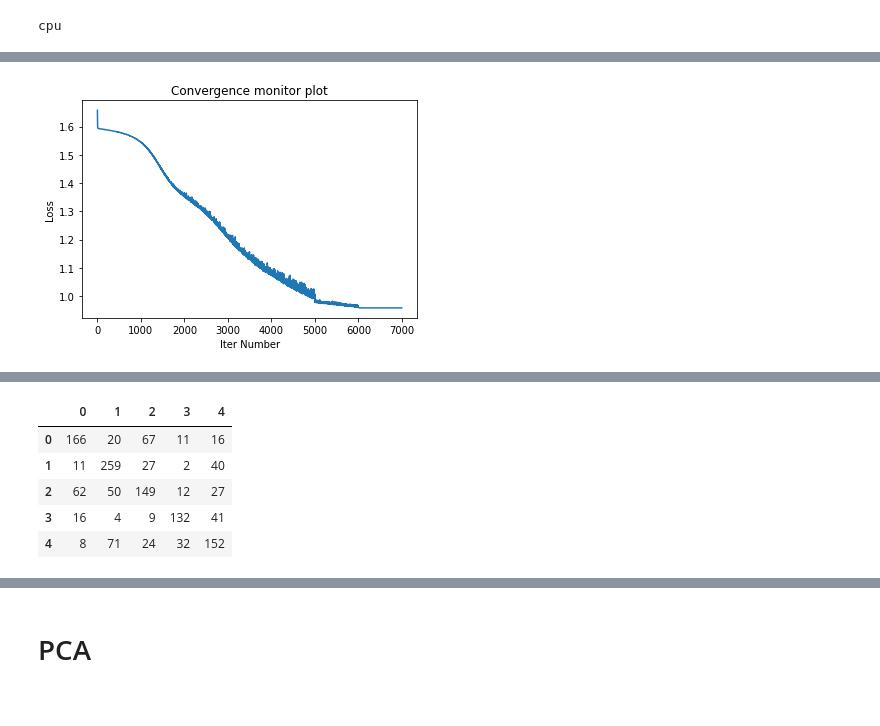
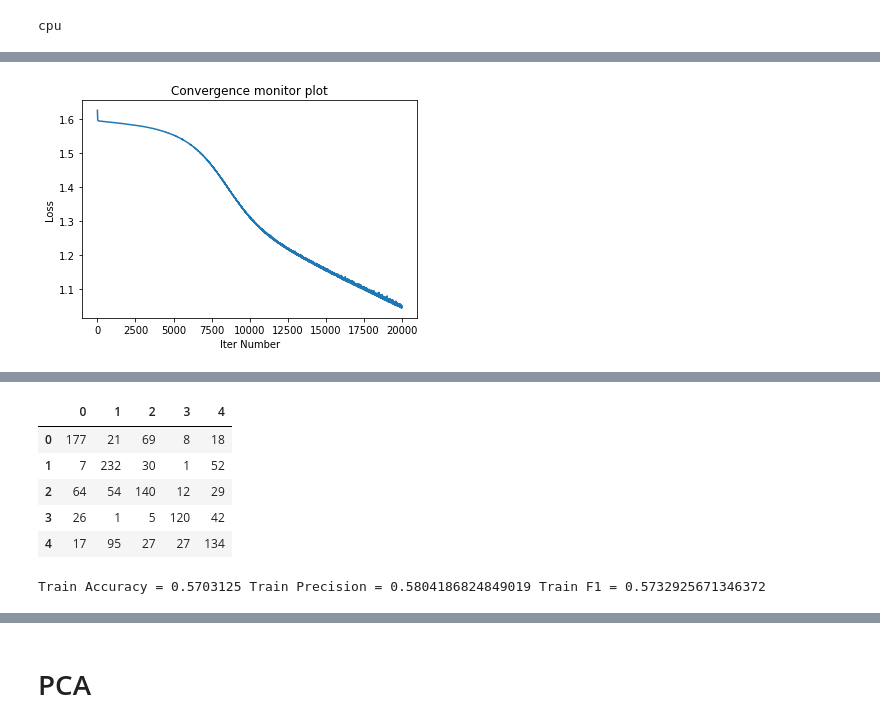
Before and after one commit to TheOneCodeGuy/AutoAssociationNN-RBM-AutoEncoders, a Jupyter notebook: Q1.ipynb, the cells around one changed output, grey strips where cells are left out. Saved outputs shown, nothing was run; the diff lists cells and outputs as text; code cells hidden in the pictures.

```diff
--- a/Q1.ipynb
+++ b/Q1.ipynb
@@ -206,13 +209,13 @@ class FinalNet(nn.Module):
 classifier = FinalNet(350, [200, 50], 5)
 # %%
 criterion = nn.CrossEntropyLoss()
-optimizer = optim.SGD(classifier.parameters(), lr=0.000001, momentum=0.9)
+optimizer = optim.SGD(classifier.parameters(), lr=0.00001, momentum=0.9)
 classifier = classifier.to(device)
 # %%
 old_loss = np.inf
 
-max_epoch = 5000
-# losses= []
+max_epoch = 20000
+losses= []
 for epoch in range(max_epoch):
 
     running_loss = 0.0
@@ -245,7 +248,7 @@ for epoch in range(max_epoch):
     print(abs(running_loss-old_loss)/running_loss)
     losses.append(running_loss)
 
-    if abs(running_loss-old_loss)/running_loss < 1e-10:
+    if abs(running_loss-old_loss)/running_loss < 1e-4 and running_loss<1.05:
         print('Converged')
         break
 
@@ -277,24 +280,24 @@ plt.xlabel('Iter Number')
 plt.title('Convergence monitor plot')
 plt.show()
 # %% [output]
-[figure, old version]
+[figure, new version]
 # %%
 with torch.no_grad():
 
-    test_loss = 0.0
-    y_test = []
-    y_test_pred = []
+    train_loss = 0.0
+    y_train = []
+    y_train_pred = []
 
     for data in trainloader:
 
         X, y = data[0].to(device), data[1].to(device)
         Z = ae1.get_z(X)
         y_hat = classifier(Z)
-        test_loss += criterion(y_hat, y)*len(X)/test_size
+        train_loss += criterion(y_hat, y)*len(X)/train_size
 
-        y_test.extend(list(y.cpu().detach().numpy()))
-        y_test_pred.extend(list(torch.argmax(y_hat, axis=1).cpu().detach().numpy()))
+        y_train.extend(list(y.cpu().detach().numpy()))
+        y_train_pred.extend(list(torch.argmax(y_hat, axis=1).cpu().detach().numpy()))
 
-print('Train Loss =', test_loss.item())
-pd.DataFrame(confusion_matrix(y_test, y_test_pred))
+print('Train Loss =', train_loss.item())
+pd.DataFrame(confusion_matrix(y_train, y_train_pred))
 # %% [output]
@@ -302,9 +305,18 @@ Train Loss = 3.8338096141815186
 |  | 0 | 1 | 2 | 3 | 4 |
-| 0 | 166 | 20 | 67 | 11 | 16 |
-| 1 | 11 | 259 | 27 | 2 | 40 |
-| 2 | 62 | 50 | 149 | 12 | 27 |
-| 3 | 16 | 4 | 9 | 132 | 41 |
-| 4 | 8 | 71 | 24 | 32 | 152 |
+| 0 | 177 | 21 | 69 | 8 | 18 |
+| 1 | 7 | 232 | 30 | 1 | 52 |
+| 2 | 64 | 54 | 140 | 12 | 29 |
+| 3 | 26 | 1 | 5 | 120 | 42 |
+| 4 | 17 | 95 | 27 | 27 | 134 |
+# %%
+from sklearn.metrics import accuracy_score, f1_score, precision_score
+acc = accuracy_score(y_train, y_train_pred)
+prec = precision_score(y_train, y_train_pred, average='macro')
+f1 = f1_score(y_train, y_train_pred, average='macro')
+
+print('Train Accuracy =', acc, 'Train Precision =', prec, 'Train F1 =', f1)
+# %% [output]
+Train Accuracy = 0.5703125 Train Precision = 0.5804186824849019 Train F1 = 0.5732925671346372
 # %%
 with torch.no_grad():
 
```
Also changed, not shown: parts of 16 cells of this notebook.
